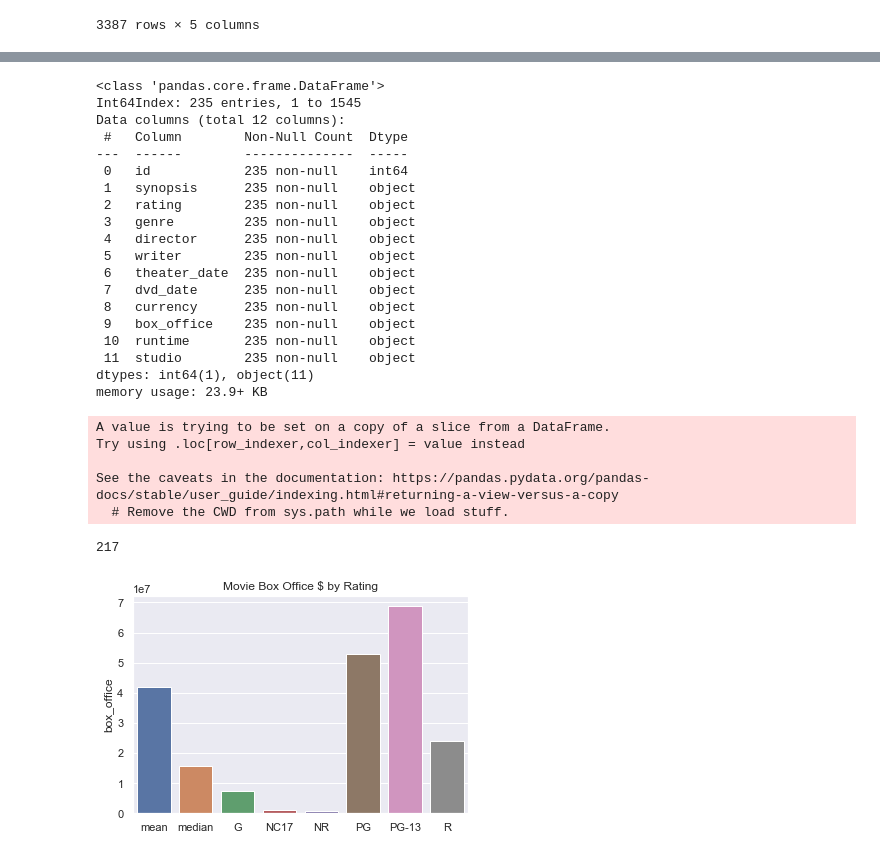
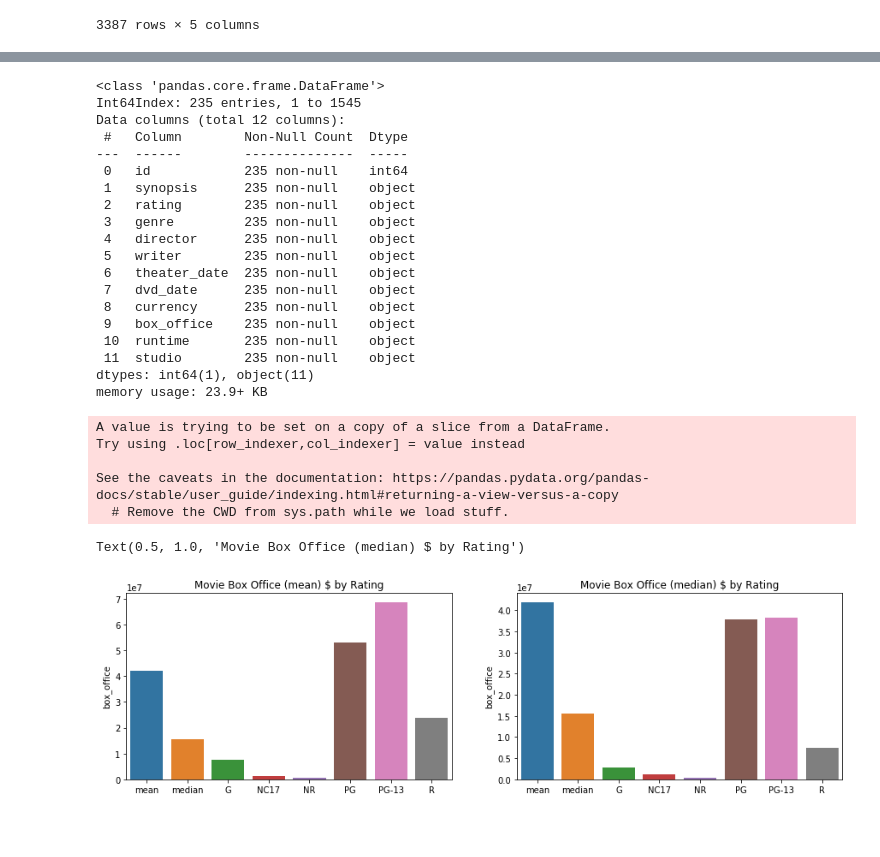
Before and after one commit to s-shader/Microsoft_movie_project, a Jupyter notebook: zippedData/final1_ziped.ipynb, the cells around one changed output, grey strips where cells are left out. Drawn from its saved outputs; the diff is of its cells as text; code cells hidden in the pictures; blank space fills up the shorter version.

```diff
--- a/zippedData/final1_ziped.ipynb
+++ b/zippedData/final1_ziped.ipynb
@@ -168,62 +168,65 @@ Text(0.5, 1.0, 'Avg. Rating vs Rumtime(minutes)')
 rt_info
 rt_review
 
-#rt info cleaning
-# rt_info.info()
+# rt info cleaning
+#rt_info.info()
 rt_info_na=rt_info.dropna()
 rt_info_na.info()
 rt_info_na. columns # id', 'synopsis', 'rating', 'genre', 'director', 'writer','theater_date', 'dvd_date', 'currency', 'box_office', 'runtime','studio'
-rt_info_na['box_office']=rt_info_na['box_office'].str.replace(',','').astype(float)
+rt_info_na['box_office']=rt_info_na['box_office'].str.replace(',','').astype(float) #convert box office data to float
 
 # rt_info_na.info()
-rating_box_office=rt_info_na.groupby('rating').mean()
+rating_box_office=rt_info_na.groupby('rating').mean() # group by move rating and mean box office
+rating_box_office2=rt_info_na.groupby('rating').median() # group by move rating and median box office
+
 # rt_info_na.describe()
-rt_info_na_dist=rt_info_na.describe().iloc[[1,5]]
+rt_info_na_dist=rt_info_na.describe().iloc[[1,5]] #get mean and medain box office data
 # rt_info_na_dist
 # rating_box_office
+
+# add mean and median box office data to rating sorted data
 rating_data=pd.concat([rt_info_na_dist,rating_box_office])
+rating_data2=pd.concat([rt_info_na_dist,rating_box_office2])
+
+#drop id data from both mean and median data
 rating_data=rating_data.drop('id',axis=1)
+rating_data2=rating_data2.drop('id',axis=1)
 
+#change row name to median
 rating_data=rating_data.rename(index={'50%':'median'})
-sns.barplot(x=rating_data.index,y=rating_data['box_office']).set_title('Movie Box Office $ by Rating')
+rating_data2=rating_data2.rename(index={'50%':'median'})
 
-
-rt_review
-rt_review['rating']
-
-
-num_directors=len(rt_info_na['director'].unique()) # not enogh data
-num_directors
-
-# rt_data=pd.merge(rt_info,rt_review,how='outer',on='id')
-# rt_data
+#plot both mean and median data
+fig, axs = plt.subplots(ncols=2,figsize=(15,4))
+sns.barplot(x=rating_data.index,y=rating_data['box_office'],ax=axs[0]).set_title('Movie Box Office (mean) $ by Rating') #using mean data
+sns.barplot(x=rating_data.index,y=rating_data2['box_office'],ax=axs[1]).set_title('Movie Box Office (median) $ by Rating') # using median data
 # %% [output]
 <class 'pandas.core.frame.DataFrame'>
 Int64Index: 235 entries, 1 to 1545
 Data columns (total 12 columns):
  #   Column        Non-Null Count  Dtype
 ---  ------        --------------  -----
  0   id            235 non-null    int64
  1   synopsis      235 non-null    object
  2   rating        235 non-null    object
  3   genre         235 non-null    object
  4   director      235 non-null    object
  5   writer        235 non-null    object
  6   theater_date  235 non-null    object
  7   dvd_date      235 non-null    object
  8   currency      235 non-null    object
  9   box_office    235 non-null    object
  10  runtime       235 non-null    object
  11  studio        235 non-null    object
 dtypes: int64(1), object(11)
 memory usage: 23.9+ KB
 A value is trying to be set on a copy of a slice from a DataFrame.
 Try using .loc[row_indexer,col_indexer] = value instead
 
 See the caveats in the documentation: https://pandas.pydata.org/pandas-docs/stable/user_guide/indexing.html#returning-a-view-versus-a-copy
   # Remove the CWD from sys.path while we load stuff.
-217
+Text(0.5, 1.0, 'Movie Box Office (median) $ by Rating')
-[figure, old version]
+[figure, new version]
 # %%
 #tmdb
 
```
Also changed, not shown: parts of 6 cells of this notebook.
